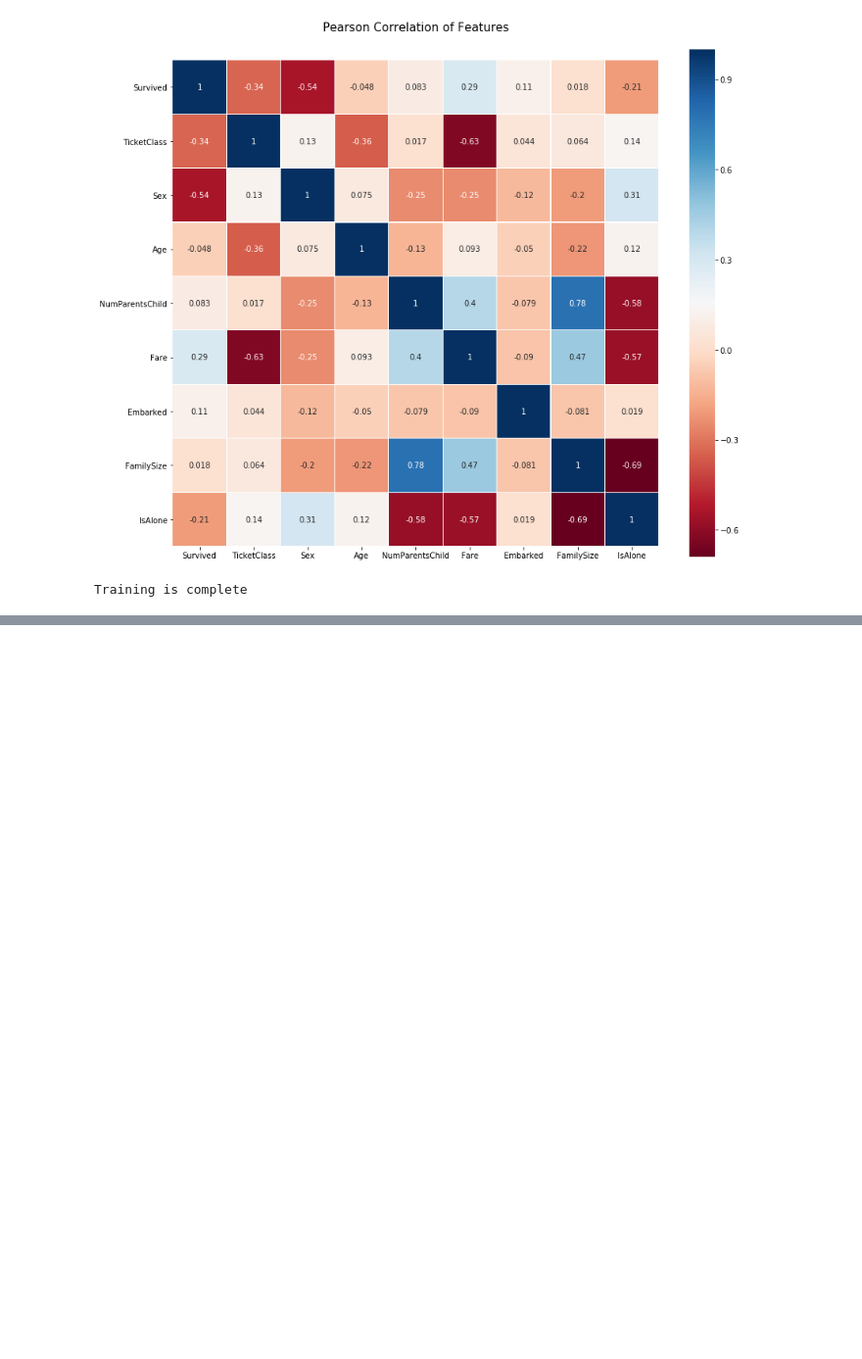
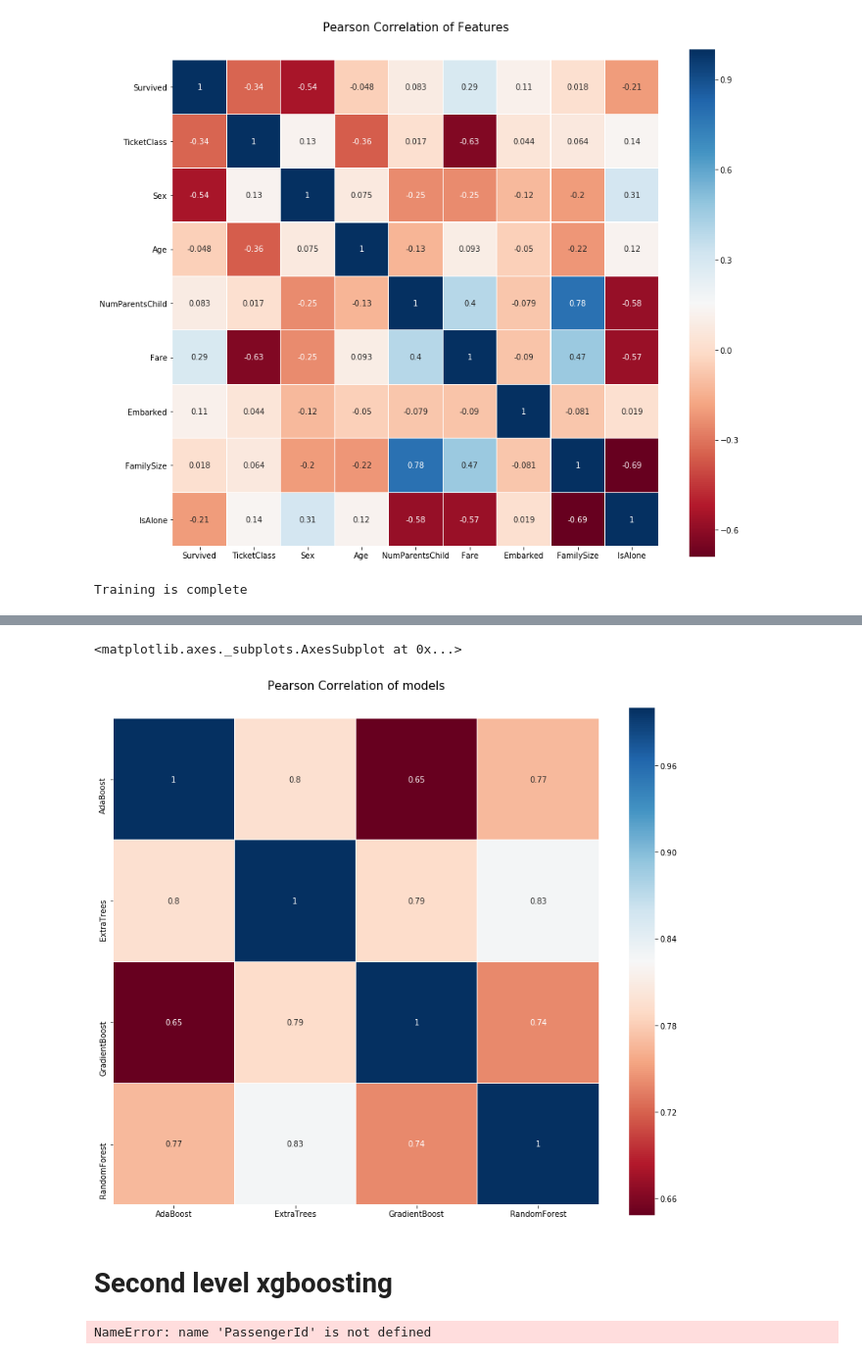
Before and after one commit to pengnam/kaggle-titanic, a Jupyter notebook: titanic.ipynb, the cells around one changed output, grey strips where cells are left out. Shown: that part at 98% size. Cells and saved outputs as stored; diff of their text form; code cells hidden in the pictures; blank space fills up the shorter version.

Commit message:
feat(second level prediction)

```diff
--- a/titanic.ipynb
+++ b/titanic.ipynb
@@ -331,0 +324,19 @@ pd.__version__
+# %%
+base_predictions_train = pd.DataFrame( {'RandomForest': rf_oof_train.ravel(),
+     'ExtraTrees': et_oof_train.ravel(),
+     'AdaBoost': ada_oof_train.ravel(),
+      'GradientBoost': gb_oof_train.ravel()
+    })
+# %%
+
+#Understanding correlation will help in deciding which features are important and which are not
+colormap = plt.cm.RdBu
+plt.figure(figsize=(14,12))
+plt.title('Pearson Correlation of models', y=1.05, size=15)
+sns.heatmap(base_predictions_train.astype(float).corr(),linewidths=0.1,vmax=1.0,
+            square=True, cmap=colormap, linecolor='white', annot=True)
+# %% [output]
+<matplotlib.axes._subplots.AxesSubplot at 0x...>
+[figure, added]
+# %% [markdown]
+# Second level xgboosting
@@ -331,0 +360,7 @@ pd.__version__
+# %%
+# Generate Submission File
+StackingSubmission = pd.DataFrame({ 'PassengerId': PassengerId,
+                            'Survived': predictions })
+StackingSubmission.to_csv("StackingSubmission.csv", index=False)
+# %% [output]
+NameError: name 'PassengerId' is not defined
```
Also changed, not shown: parts of 9 cells of this notebook.
